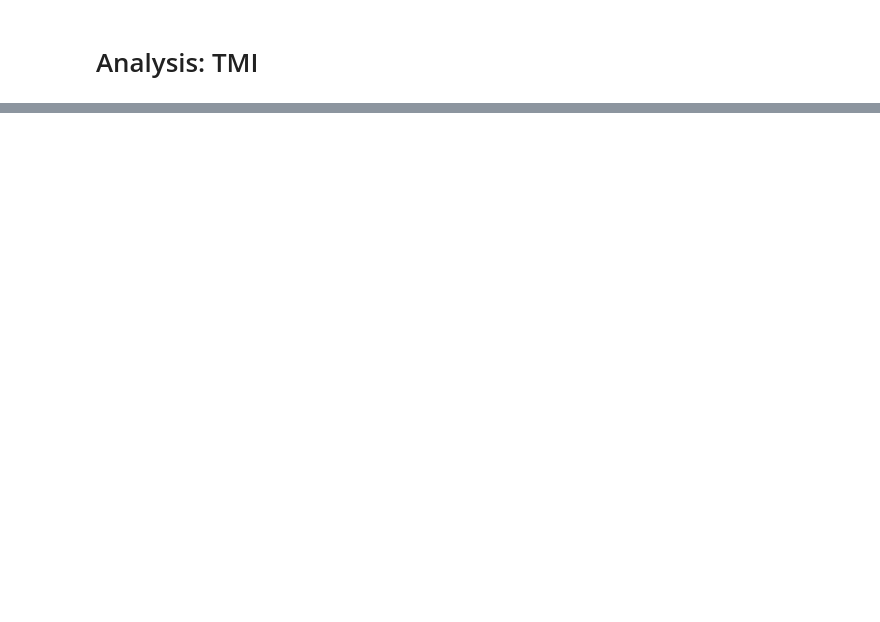
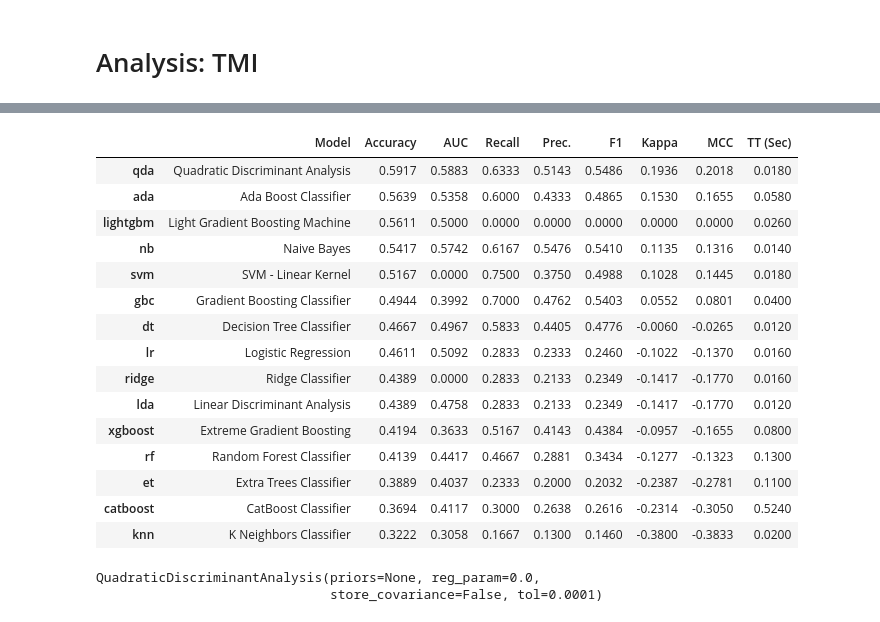
Before and after one commit to nateGeorge/openbci_laryngeal_imagery, a Jupyter notebook: code/Analysis_Beyond_SSVEP.ipynb, the cells around one changed output, grey strips where cells are left out. Saved outputs shown, nothing was run; the diff lists cells and outputs as text; code cells hidden in the pictures; blank space fills up the shorter version.

```diff
--- a/code/Analysis_Beyond_SSVEP.ipynb
+++ b/code/Analysis_Beyond_SSVEP.ipynb
@@ -279,0 +324,27 @@ np.mean(scores_windows)
+# %%
+from pycaret.classification import setup, compare_models
+clf1 = setup(data = df, target = 'label', fold=5)
+# return best model
+best = compare_models()
+# %% [output]
+|  | Model | Accuracy | AUC | Recall | Prec. | F1 | Kappa | MCC | TT (Sec) |
+| qda | Quadratic Discriminant Analysis | 0.5917 | 0.5883 | 0.6333 | 0.5143 | 0.5486 | 0.1936 | 0.2018 | 0.0180 |
+| ada | Ada Boost Classifier | 0.5639 | 0.5358 | 0.6000 | 0.4333 | 0.4865 | 0.1530 | 0.1655 | 0.0580 |
+| lightgbm | Light Gradient Boosting Machine | 0.5611 | 0.5000 | 0.0000 | 0.0000 | 0.0000 | 0.0000 | 0.0000 | 0.0260 |
+| nb | Naive Bayes | 0.5417 | 0.5742 | 0.6167 | 0.5476 | 0.5410 | 0.1135 | 0.1316 | 0.0140 |
+| svm | SVM - Linear Kernel | 0.5167 | 0.0000 | 0.7500 | 0.3750 | 0.4988 | 0.1028 | 0.1445 | 0.0180 |
+| gbc | Gradient Boosting Classifier | 0.4944 | 0.3992 | 0.7000 | 0.4762 | 0.5403 | 0.0552 | 0.0801 | 0.0400 |
+| dt | Decision Tree Classifier | 0.4667 | 0.4967 | 0.5833 | 0.4405 | 0.4776 | -0.0060 | -0.0265 | 0.0120 |
+| lr | Logistic Regression | 0.4611 | 0.5092 | 0.2833 | 0.2333 | 0.2460 | -0.1022 | -0.1370 | 0.0160 |
+| ridge | Ridge Classifier | 0.4389 | 0.0000 | 0.2833 | 0.2133 | 0.2349 | -0.1417 | -0.1770 | 0.0160 |
+| lda | Linear Discriminant Analysis | 0.4389 | 0.4758 | 0.2833 | 0.2133 | 0.2349 | -0.1417 | -0.1770 | 0.0120 |
+| xgboost | Extreme Gradient Boosting | 0.4194 | 0.3633 | 0.5167 | 0.4143 | 0.4384 | -0.0957 | -0.1655 | 0.0800 |
+| rf | Random Forest Classifier | 0.4139 | 0.4417 | 0.4667 | 0.2881 | 0.3434 | -0.1277 | -0.1323 | 0.1300 |
+| et | Extra Trees Classifier | 0.3889 | 0.4037 | 0.2333 | 0.2000 | 0.2032 | -0.2387 | -0.2781 | 0.1100 |
+| catboost | CatBoost Classifier | 0.3694 | 0.4117 | 0.3000 | 0.2638 | 0.2616 | -0.2314 | -0.3050 | 0.5240 |
+| knn | K Neighbors Classifier | 0.3222 | 0.3058 | 0.1667 | 0.1300 | 0.1460 | -0.3800 | -0.3833 | 0.0200 |
+# %%
+best
+# %% [output]
+QuadraticDiscriminantAnalysis(priors=None, reg_param=0.0,
+                              store_covariance=False, tol=0.0001)
```
Also changed, not shown: parts of 16 cells of this notebook, 4 other files.
